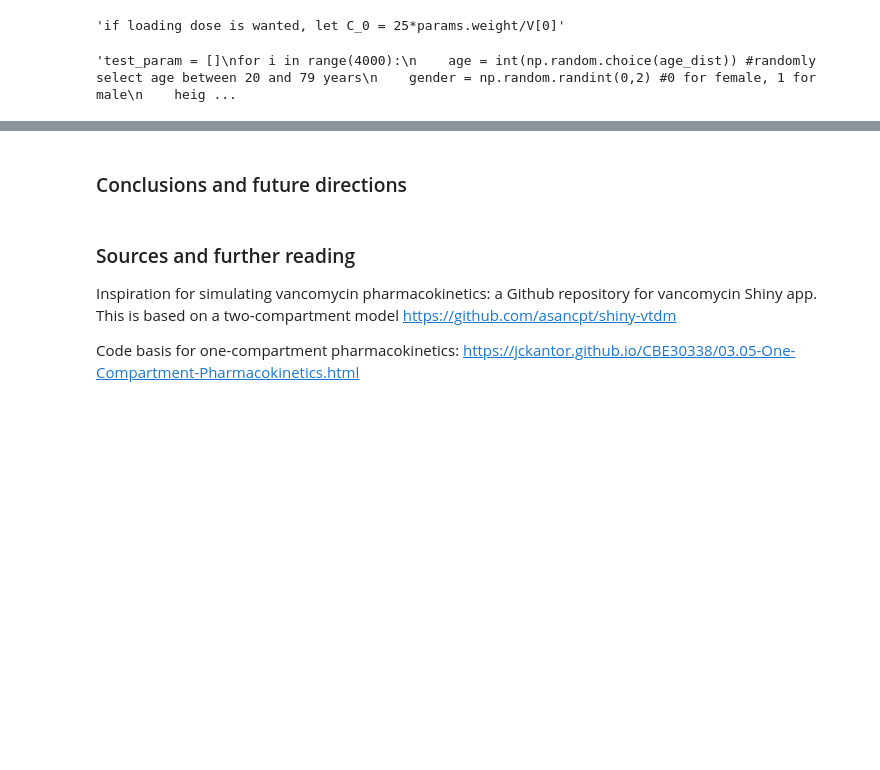
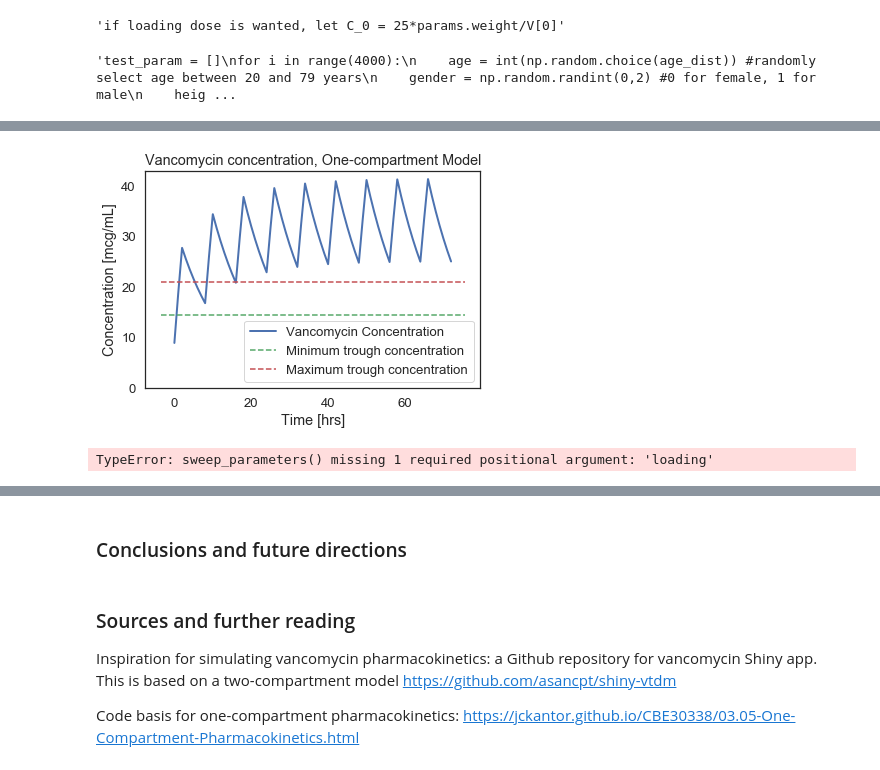
Before and after one commit to hillt5/DATA604, a Jupyter notebook: DATA604_Final_Project_Thomas_Hill.ipynb, the cells around one changed output, grey strips where cells are left out. Cells and saved outputs as stored; diff of their text form; code cells hidden in the pictures; blank space fills up the shorter version.

```diff
--- a/DATA604_Final_Project_Thomas_Hill.ipynb
+++ b/DATA604_Final_Project_Thomas_Hill.ipynb
@@ -243,0 +250,8 @@ plot_concentration(test_results)
+# %%
+loading_test_vanco = get_vanco_dosing(params, loading = True)
+loading_test_system = make_system(loading_test_vanco)
+loading_test_results = run_simulation(loading_test_system, update_func)
+# %%
+plot_concentration(loading_test_results)
+# %% [output]
+[figure, added]
@@ -243,0 +321,4 @@ plot_concentration(test_results)
+# %%
+trough_sweep = sweep_parameters(CL_array, V_array, loading = False)
+# %% [output]
+TypeError: sweep_parameters() missing 1 required positional argument: 'loading'
```
Also changed, not shown: parts of 12 cells of this notebook.
